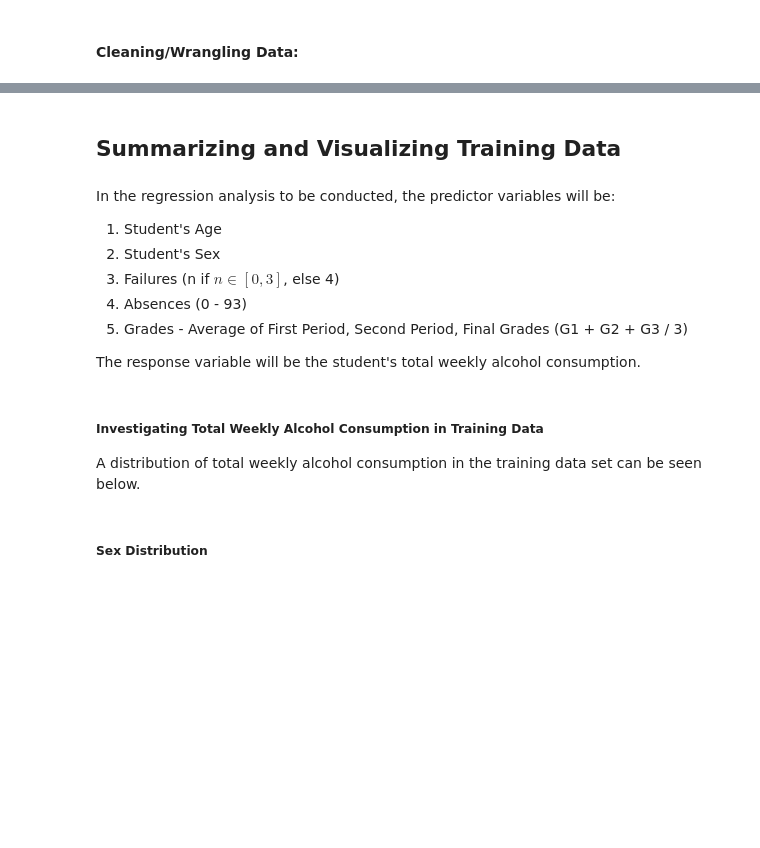
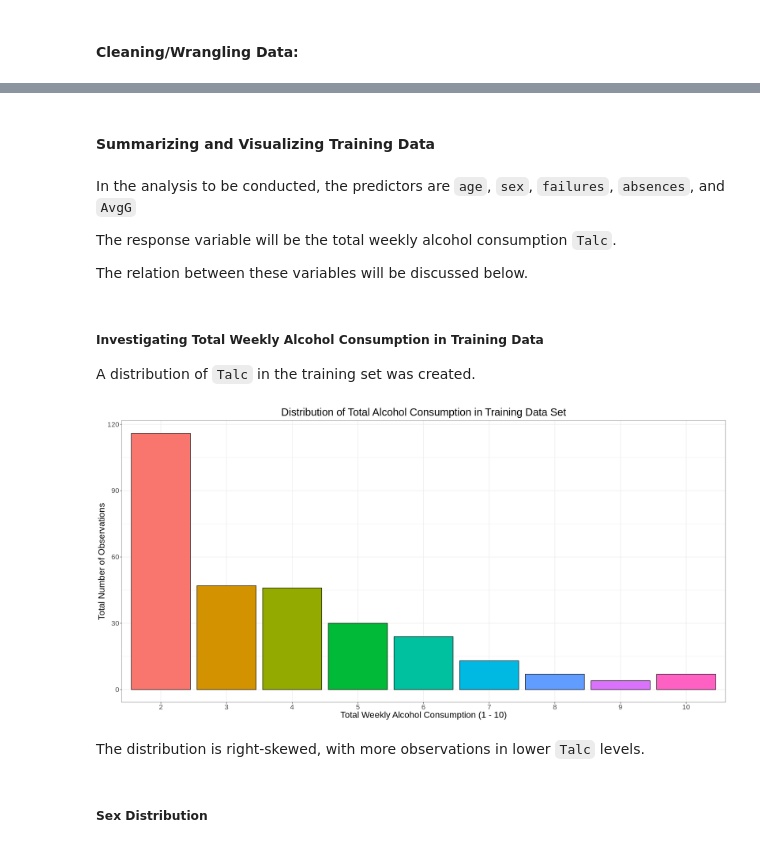
Before and after one commit to harr0p/Classification-Model, a Jupyter notebook: DSCI100_006-36_Group_Project_Proposal.ipynb, the cells around one changed output, grey strips where cells are left out. Saved outputs shown, nothing was run; the diff lists cells and outputs as text; code cells hidden in the pictures; blank space fills up the shorter version.

```diff
--- a/DSCI100_006-36_Group_Project_Proposal.ipynb
+++ b/DSCI100_006-36_Group_Project_Proposal.ipynb
@@ -215,9 +131,10 @@ Now that the values of total weekly alcohol consumption (Talc) and average grade
 # %%
-student_alcohol_consumption_clean <- student_alcohol_consumption |>
-    select(-Dalc, - Walc, -G1, -G2, -G3)
-
-count_observations <- nrow(student_alcohol_consumption_clean)
-
-print("The clean data set has this many observations:")
-print(count_observations)
+## Convert discrete variables to factor type
+student_alcohol_consumption$Talc <- as.factor(student_alcohol_consumption$Talc)
+student_alcohol_consumption$failures <- as.factor(student_alcohol_consumption$failures)
+student_alcohol_consumption$sex <- as.factor(student_alcohol_consumption$sex)
+# %%
+## Select relevant columns for final analysis
+student_alcohol_consumption <- student_alcohol_consumption |>
+    select(-Dalc, - Walc, -G1, -G2, -G3)
 # %% [markdown]
@@ -225,6 +142,6 @@ Our analysis attempts to judge the accuracy of our engine, and there are no mean
 # %%
 ## Splitting data into testing/training data frames
-sac_split <- initial_split(student_alcohol_consumption_clean,
+sac_split <- initial_split(student_alcohol_consumption,
                             prop = 0.75,
                             strata = Talc)
 
@@ -235,5 +152,4 @@ sac_train <- training(sac_split)
 sac_test  <- testing(sac_split)
 
 ## If you would like to see the indivdual training/testing sets, please uncomment the lines below
-## sac_train
-## sac_test
+sac_split
@@ -242,35 +173,37 @@ Our tidy data set to be used for training our model has now been fully wrangled
 # %% [markdown]
-## Summarizing and Visualizing Training Data
+#### Summarizing and Visualizing Training Data
 # %% [markdown]
-In the regression analysis to be conducted, the predictor variables will be:
-1. Student's Age
-2. Student's Sex
-3. Failures (n if $n \in [0,3]$, else 4)
-4. Absences (0 - 93)
-5. Grades - Average of First Period, Second Period, Final Grades (G1 + G2 + G3 / 3)
+In the analysis to be conducted, the predictors are `age`, `sex`, `failures`, `absences`, and `AvgG`
 
-The response variable will be the student's total weekly alcohol consumption.
+The response variable will be the total weekly alcohol consumption `Talc`.
+
+The relation between these variables will be discussed below.
 # %% [markdown]
 ##### Investigating Total Weekly Alcohol Consumption in Training Data
 
-A distribution of total weekly alcohol consumption in the training data set can be seen below.
+A distribution of `Talc` in the training set was created.
 # %%
 alcohol_consump_data <- sac_train |>
     select(Talc)
 
-options(repr.plot.width = 10, repr.plot.height = 10)
+options(repr.plot.width = 20, repr.plot.height = 10)
 
+suppressWarnings({
 alcohol_consump_plot <- alcohol_consump_data |>
     ggplot(aes(x = Talc)) +
-    geom_histogram(bins = 10, binwidth = 1, color = "black", fill = "darkgrey",
-                   boundary= -0.5) +
+    geom_histogram(aes(fill = Talc), color = "black", stat = "count") +
     xlab("Total Weekly Alcohol Consumption (1 - 10)") +
     ylab("Total Number of Observations") +
     ggtitle("Distribution of Total Alcohol Consumption in Training Data Set") +
     theme(plot.title = element_text(hjust = 0.5),
-          text = element_text(size = 20)) +
-    scale_x_continuous(breaks = 1:10)
+          text = element_text(size = 20),
+         legend.position = "none")
+})
 
 alcohol_consump_plot
+# %% [output]
+[figure, added]
+# %% [markdown]
+The distribution is right-skewed, with more observations in lower `Talc` levels.
 # %% [markdown]
 ##### Sex Distribution
```
Also changed, not shown: parts of 46 cells of this notebook.
